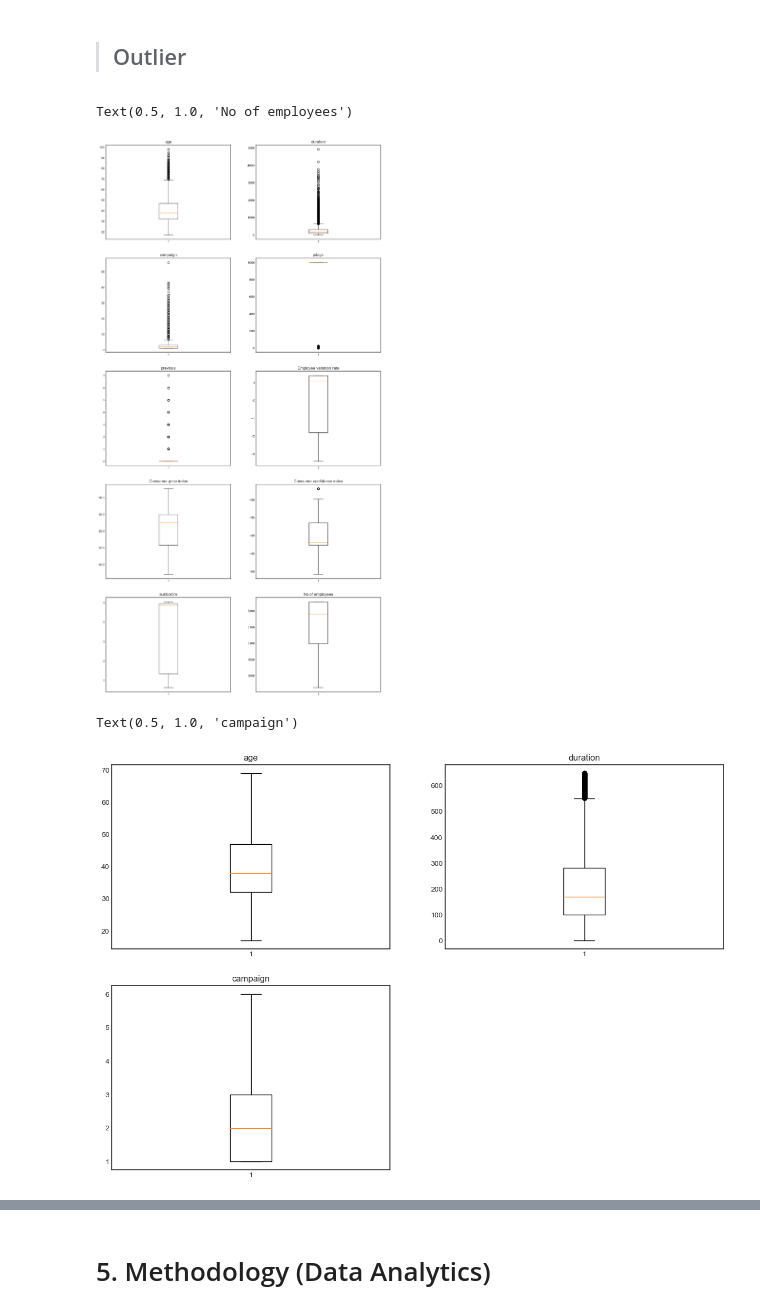
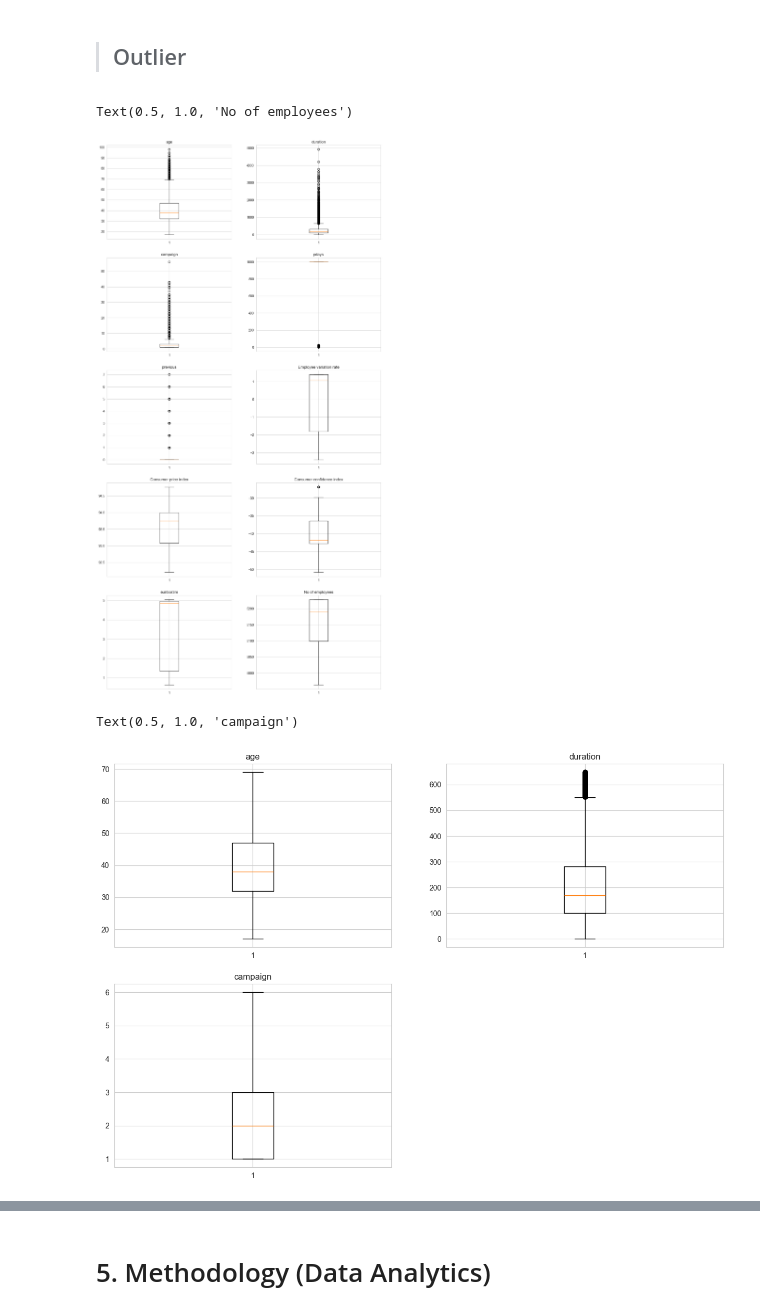
Before and after one commit to team-theta-dtids/final-project, a Jupyter notebook: main_new.ipynb, the cells around one changed output, grey strips where cells are left out. Drawn from its saved outputs; the diff is of its cells as text; code cells hidden in the pictures.

```diff
--- a/main_new.ipynb
+++ b/main_new.ipynb
@@ -329,7 +345,7 @@ Insights:
 > ## Relationships between Numerical Variables and Subscription
 Which features have the strongest correlation with deposit subscription (y)?
 # %%
-df = pd.read_csv("bank-additional-full.csv", sep=",")
+df = pd.read_csv("bank-additional-full.csv", sep=";")
 df_numeric = df.select_dtypes(include=['number'])
 df.head()
 # %% [output]
@@ -378,40 +394,40 @@ Duration has the strongest correlation with subscription. But in the machine lea
 >## Outlier
 # %%
 plt.figure(figsize = (15, 30))
-plt.style.use('seaborn-white')
+# plt.style.use('seaborn-white')
 ax=plt.subplot(521)
 plt.boxplot(df['age'])
 ax.set_title('age')
 ax=plt.subplot(522)
 plt.boxplot(df['duration'])
 ax.set_title('duration')
 ax=plt.subplot(523)
 plt.boxplot(df['campaign'])
 ax.set_title('campaign')
 ax=plt.subplot(524)
 plt.boxplot(df['pdays'])
 ax.set_title('pdays')
 ax=plt.subplot(525)
 plt.boxplot(df['previous'])
 ax.set_title('previous')
 ax=plt.subplot(526)
 plt.boxplot(df['emp.var.rate'])
 ax.set_title('Employee variation rate')
 ax=plt.subplot(527)
 plt.boxplot(df['cons.price.idx'])
 ax.set_title('Consumer price index')
 ax=plt.subplot(528)
 plt.boxplot(df['cons.conf.idx'])
 ax.set_title('Consumer confidence index')
 ax=plt.subplot(529)
 plt.boxplot(df['euribor3m'])
 ax.set_title('euribor3m')
 ax=plt.subplot(5,2,10)
 plt.boxplot(df['nr.employed'])
 ax.set_title('No of employees')
 # %% [output]
 Text(0.5, 1.0, 'No of employees')
-[figure, old version]
+[figure, new version]
 # %%
 numerical_features=['age','campaign','duration']
 for cols in numerical_features:
@@ -423,7 +439,7 @@ for cols in numerical_features:
     df=df.loc[filter]
 # %%
 plt.figure(figsize = (15, 10))
-plt.style.use('seaborn-white')
+# plt.style.use('seaborn-white')
 ax=plt.subplot(221)
 plt.boxplot(df['age'])
 ax.set_title('age')
@@ -435,7 +451,7 @@ plt.boxplot(df['campaign'])
 ax.set_title('campaign')
 # %% [output]
 Text(0.5, 1.0, 'campaign')
-[figure, old version]
+[figure, new version]
 # %%
 display(df.describe(), df.describe(include=object))
 # %% [output]
```
Also changed, not shown: parts of 58 cells of this notebook, 3 other files.
